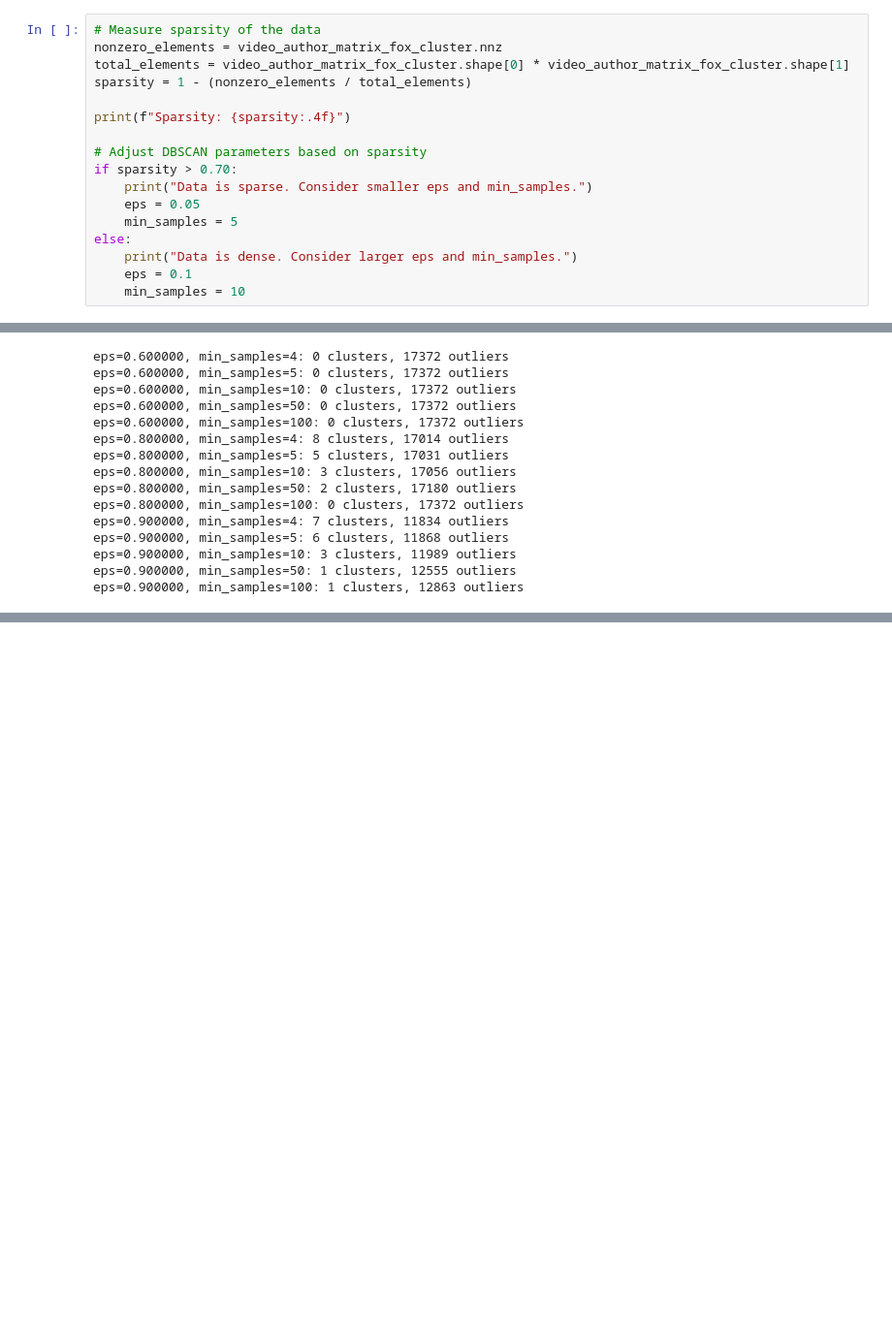
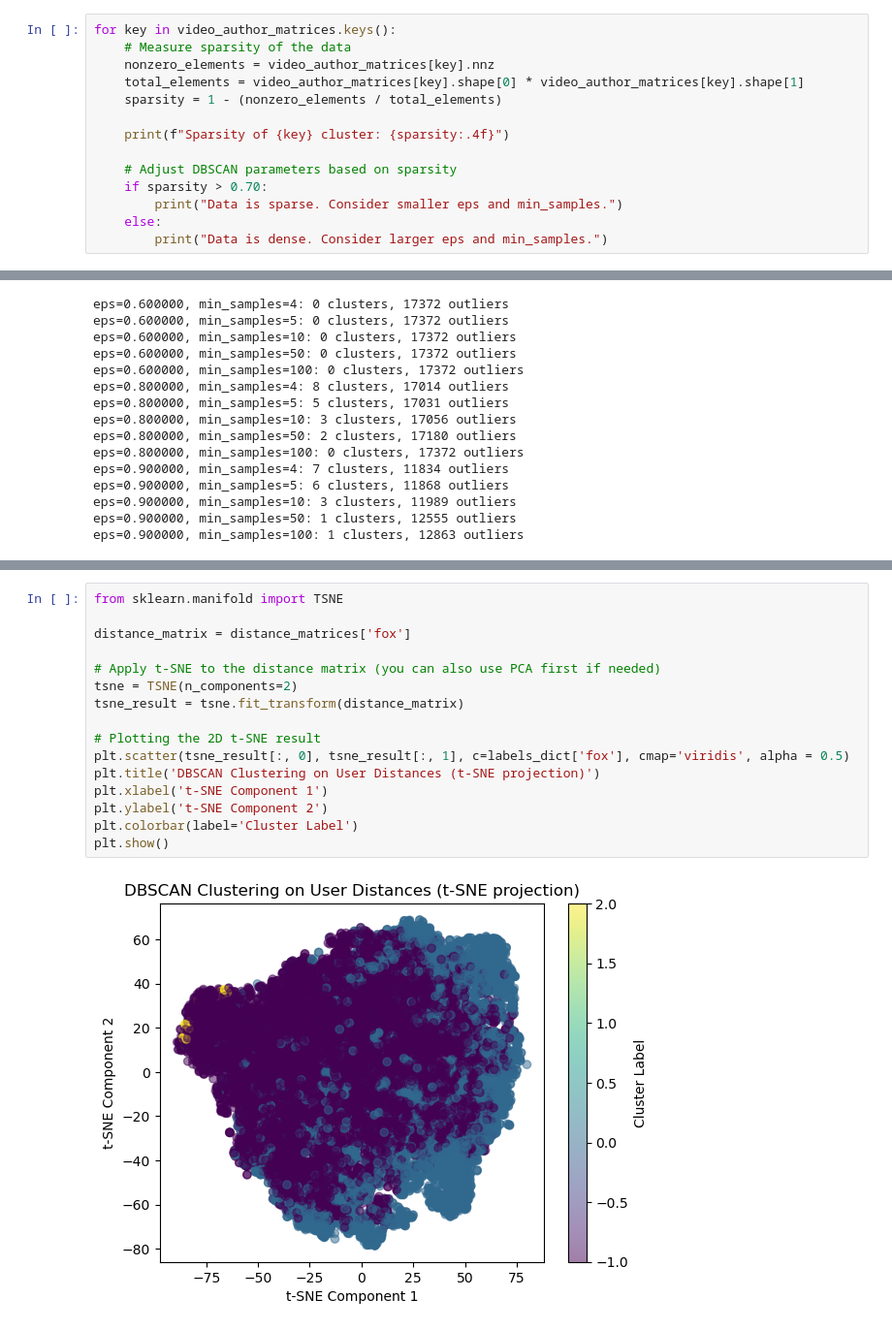
Before and after one commit to epfl-ada/ada-2024-project-thedataminions, a Jupyter notebook: results.ipynb, the cells around one changed output, grey strips where cells are left out. Shown at 97% size. Drawn from its saved outputs; the diff is of its cells as text; blank space fills up the shorter version.

```diff
--- a/results.ipynb
+++ b/results.ipynb
@@ -2621,18 +2659,15 @@ In the following cells, we explore the data about FOX users to help us choose ep
 # %%
-# Measure sparsity of the data
-nonzero_elements = video_author_matrix_fox_cluster.nnz
-total_elements = video_author_matrix_fox_cluster.shape[0] * video_author_matrix_fox_cluster.shape[1]
-sparsity = 1 - (nonzero_elements / total_elements)
+for key in video_author_matrices.keys():
+    # Measure sparsity of the data
+    nonzero_elements = video_author_matrices[key].nnz
+    total_elements = video_author_matrices[key].shape[0] * video_author_matrices[key].shape[1]
+    sparsity = 1 - (nonzero_elements / total_elements)
 
-print(f"Sparsity: {sparsity:.4f}")
+    print(f"Sparsity of {key} cluster: {sparsity:.4f}")
 
-# Adjust DBSCAN parameters based on sparsity
-if sparsity > 0.70:
-    print("Data is sparse. Consider smaller eps and min_samples.")
-    eps = 0.05
-    min_samples = 5
-else:
-    print("Data is dense. Consider larger eps and min_samples.")
-    eps = 0.1
-    min_samples = 10
+    # Adjust DBSCAN parameters based on sparsity
+    if sparsity > 0.70:
+        print("Data is sparse. Consider smaller eps and min_samples.")
+    else:
+        print("Data is dense. Consider larger eps and min_samples.")
 # %% [output]
@@ -2809,0 +2925,18 @@ plt.show()
+# %%
+from sklearn.manifold import TSNE
+
+distance_matrix = distance_matrices['fox']
+
+# Apply t-SNE to the distance matrix (you can also use PCA first if needed)
+tsne = TSNE(n_components=2)
+tsne_result = tsne.fit_transform(distance_matrix)
+
+# Plotting the 2D t-SNE result
+plt.scatter(tsne_result[:, 0], tsne_result[:, 1], c=labels_dict['fox'], cmap='viridis', alpha = 0.5)
+plt.title('DBSCAN Clustering on User Distances (t-SNE projection)')
+plt.xlabel('t-SNE Component 1')
+plt.ylabel('t-SNE Component 2')
+plt.colorbar(label='Cluster Label')
+plt.show()
+# %% [output]
+[figure, added]
```
Also changed, not shown: parts of 34 cells of this notebook, 1 other file.
